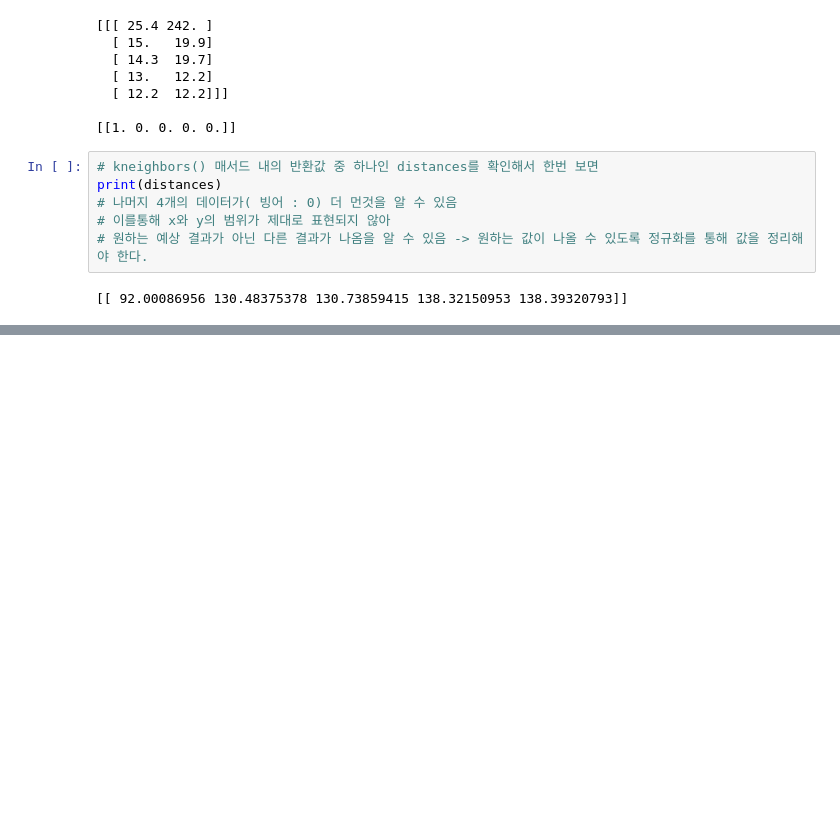
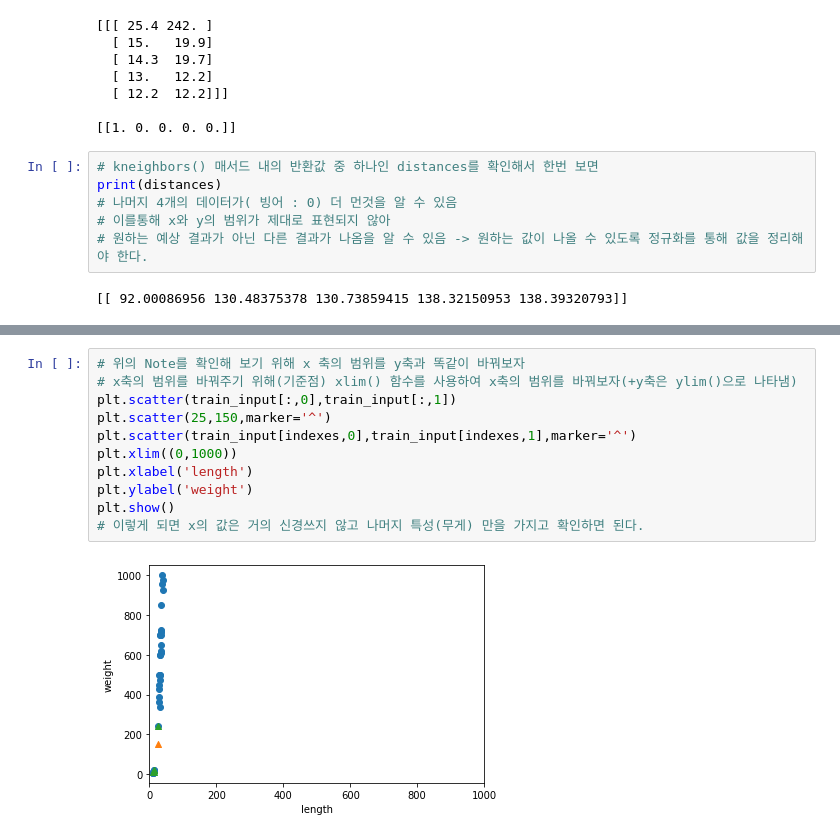
Before and after one commit to ohhongseok/ML-DeepLearning, a Jupyter notebook: 2/2-2/Data_Preprocessing.ipynb, the cells around one changed output, grey strips where cells are left out. Cells and saved outputs as stored; diff of their text form; blank space fills up the shorter version.

```diff
--- a/2/2-2/Data_Preprocessing.ipynb
+++ b/2/2-2/Data_Preprocessing.ipynb
@@ -136,0 +145,13 @@ print(distances)
+# %%
+# 위의 Note를 확인해 보기 위해 x 축의 범위를 y축과 똑같이 바꿔보자
+# x축의 범위를 바꿔주기 위해(기준점) xlim() 함수를 사용하여 x축의 범위를 바꿔보자(+y축은 ylim()으로 나타냄)
+plt.scatter(train_input[:,0],train_input[:,1])
+plt.scatter(25,150,marker='^')
+plt.scatter(train_input[indexes,0],train_input[indexes,1],marker='^')
+plt.xlim((0,1000))
+plt.xlabel('length')
+plt.ylabel('weight')
+plt.show()
+# 이렇게 되면 x의 값은 거의 신경쓰지 않고 나머지 특성(무게) 만을 가지고 확인하면 된다.
+# %% [output]
+[figure, added]
```
Also changed, not shown: parts of 14 cells of this notebook.
